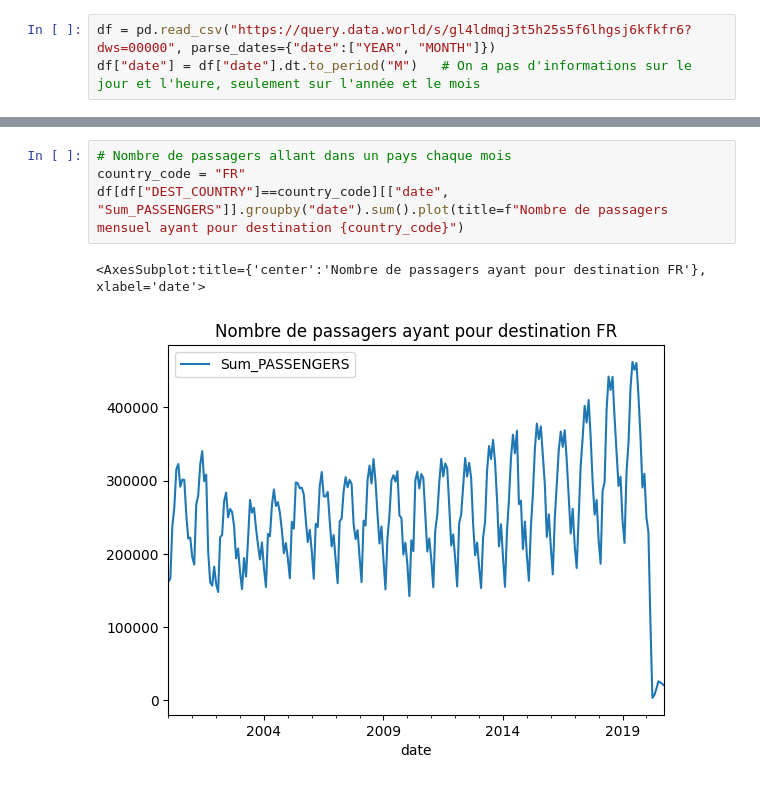
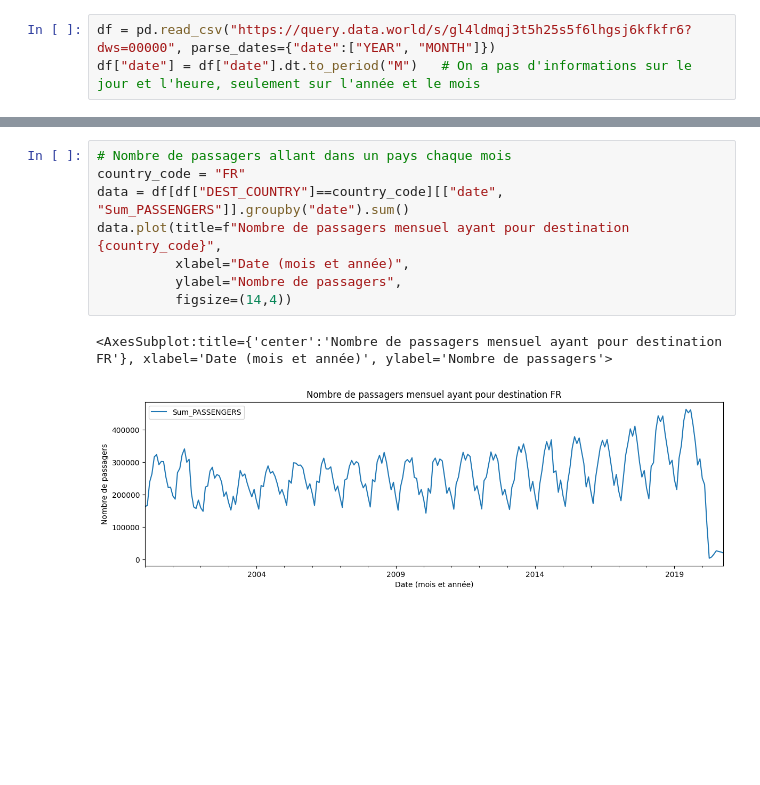
Before and after one commit to aaaamael/time_series_air_passengers, a Jupyter notebook: data.ipynb, the cells around one changed output, grey strips where cells are left out. Saved outputs shown, nothing was run; the diff lists cells and outputs as text; blank space fills up the shorter version.

```diff
--- a/data.ipynb
+++ b/data.ipynb
@@ -15,7 +15,11 @@ df.head()
 # %%
 # Nombre de passagers allant dans un pays chaque mois
 country_code = "FR"
-df[df["DEST_COUNTRY"]==country_code][["date", "Sum_PASSENGERS"]].groupby("date").sum().plot(title=f"Nombre de passagers mensuel ayant pour destination {country_code}")
+data = df[df["DEST_COUNTRY"]==country_code][["date", "Sum_PASSENGERS"]].groupby("date").sum()
+data.plot(title=f"Nombre de passagers mensuel ayant pour destination {country_code}",
+          xlabel="Date (mois et année)",
+          ylabel="Nombre de passagers",
+          figsize=(14,4))
 # %% [output]
-<AxesSubplot:title={'center':'Nombre de passagers ayant pour destination FR'}, xlabel='date'>
+<AxesSubplot:title={'center':'Nombre de passagers mensuel ayant pour destination FR'}, xlabel='Date (mois et année)', ylabel='Nombre de passagers'>
-[figure, old version]
+[figure, new version]
```
